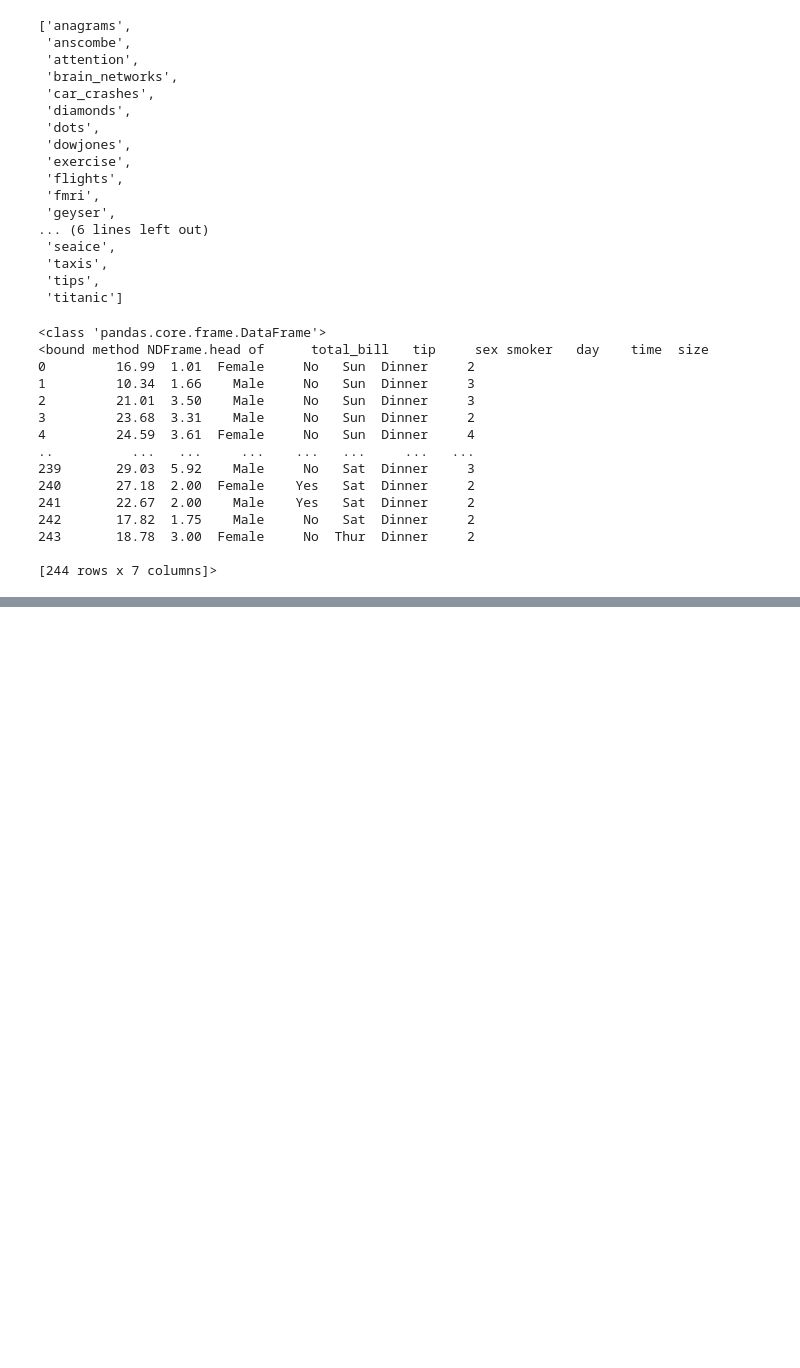
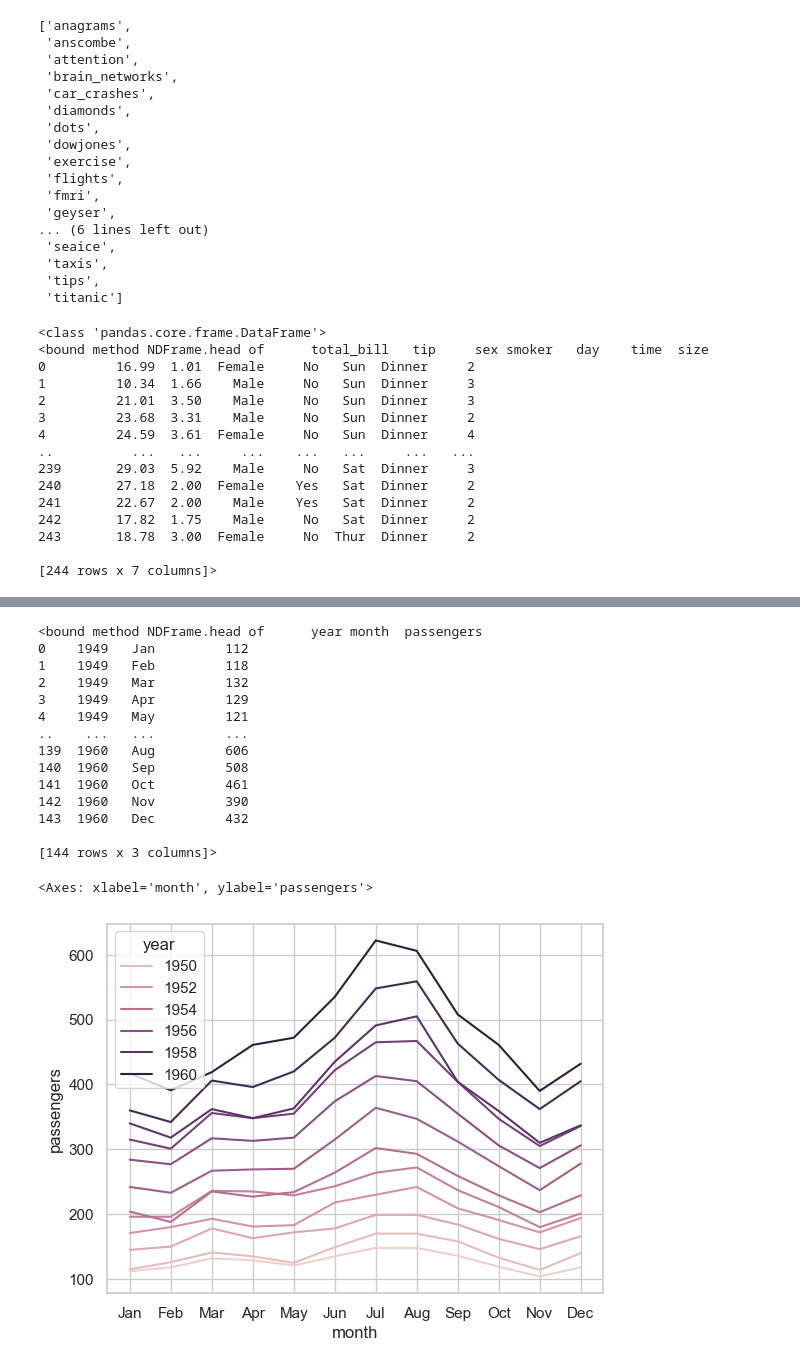
Before and after one commit to LearnWithCherry/Artificial-Intelligence-and-Machine-Learning, a Jupyter notebook: Seaborn/Creating_plots.ipynb, the cells around one changed output, grey strips where cells are left out. Cells and saved outputs as stored; diff of their text form; code cells hidden in the pictures; blank space fills up the shorter version.

```diff
--- a/Seaborn/Creating_plots.ipynb
+++ b/Seaborn/Creating_plots.ipynb
@@ -47,0 +89,27 @@ print(tips.head)
+# %%
+sns.get_dataset_names()
+flights_Data = sns.load_dataset("flights")
+print(flights_Data.head)
+sns.lineplot(
+    data = flights_Data,
+    x = "month",
+    y = "passengers",
+    hue = "year"
+)
+# %% [output]
+<bound method NDFrame.head of      year month  passengers
+0    1949   Jan         112
+1    1949   Feb         118
+2    1949   Mar         132
+3    1949   Apr         129
+4    1949   May         121
+..    ...   ...         ...
+139  1960   Aug         606
+140  1960   Sep         508
+141  1960   Oct         461
+142  1960   Nov         390
+143  1960   Dec         432
+
+[144 rows x 3 columns]>
+<Axes: xlabel='month', ylabel='passengers'>
+[figure, added]
```
Also changed, not shown: parts of 10 cells of this notebook.
